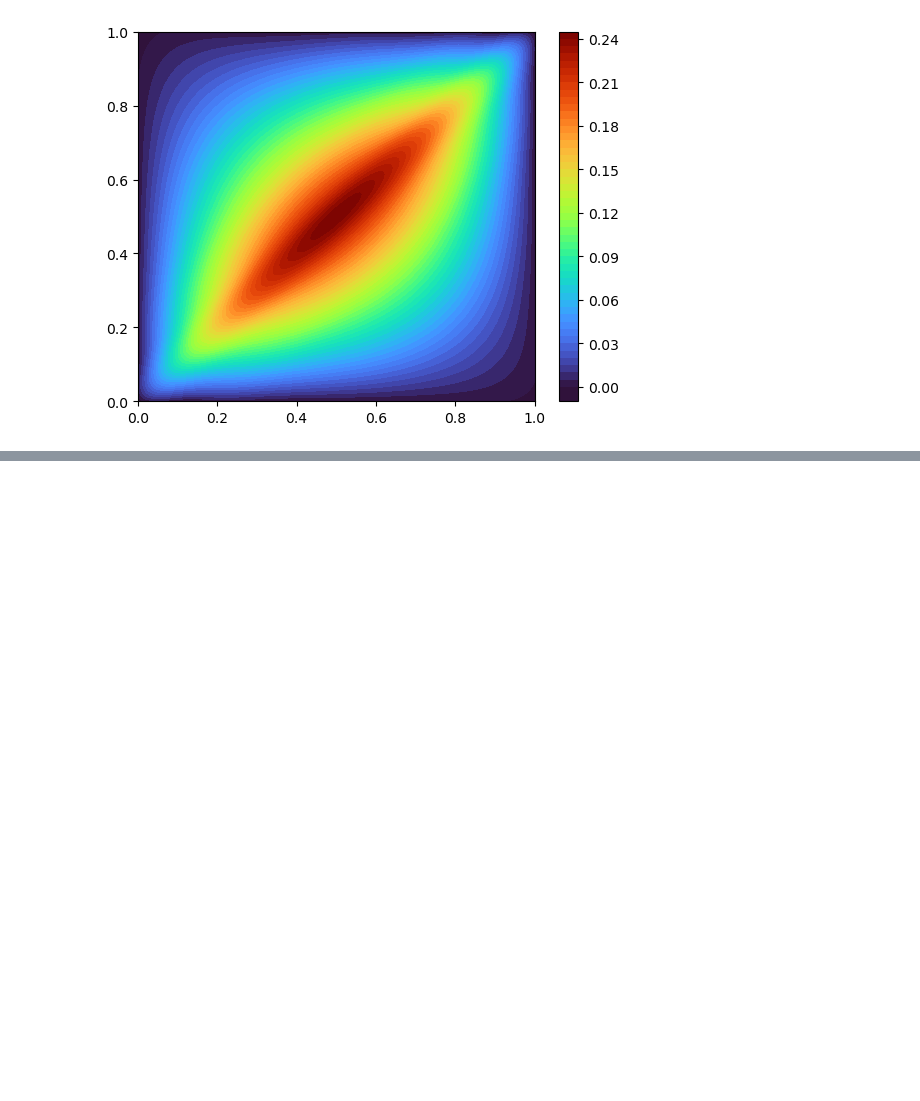
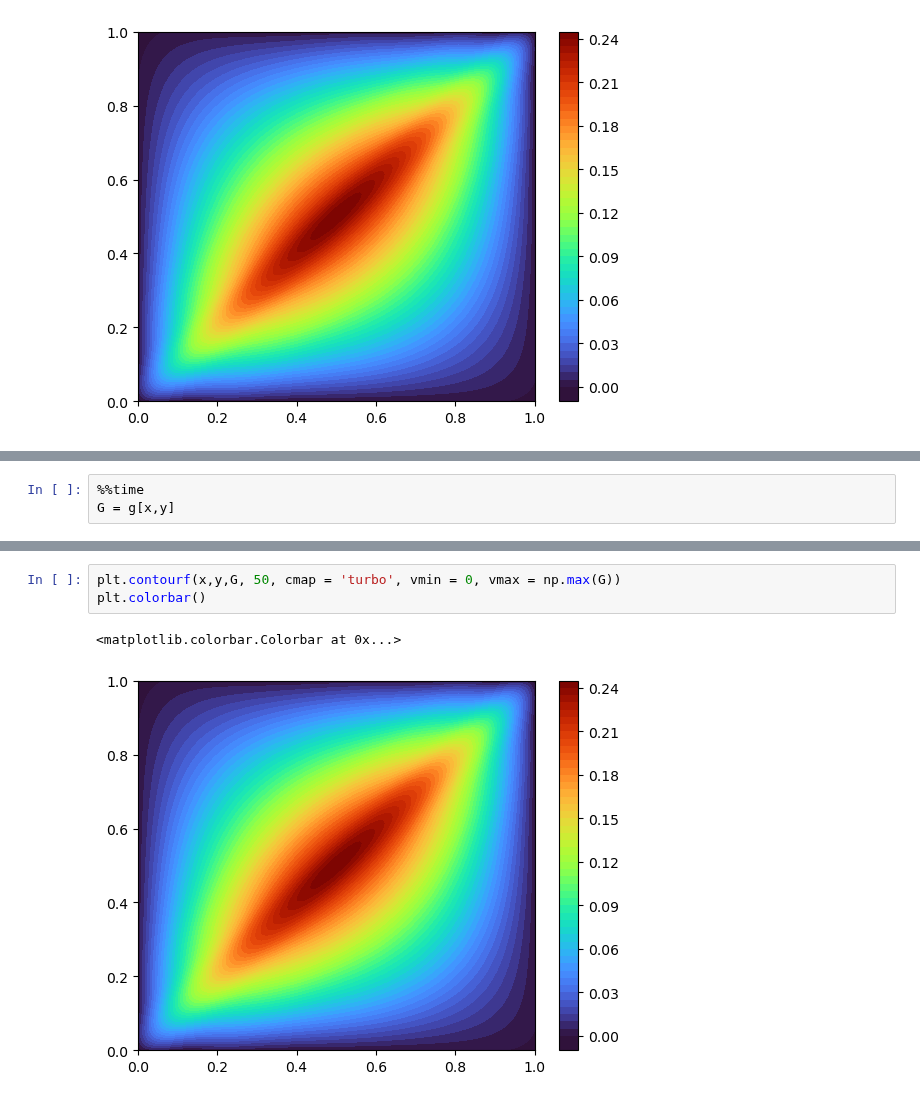
Before and after one commit to hsharsh/chebgreen, a Jupyter notebook: main/greenchebpy.ipynb, the cells around one changed output, grey strips where cells are left out. Saved outputs shown, nothing was run; the diff lists cells and outputs as text; blank space fills up the shorter version.

```diff
--- a/main/greenchebpy.ipynb
+++ b/main/greenchebpy.ipynb
@@ -46,0 +48,3 @@ ValueError: matmul: Input operand 1 has a mismatch in its core dimension 0, with
+# %%
+%%time
+G = g[x,y]
@@ -46,0 +54,6 @@ ValueError: matmul: Input operand 1 has a mismatch in its core dimension 0, with
+# %%
+plt.contourf(x,y,G, 50, cmap = 'turbo', vmin = 0, vmax = np.max(G))
+plt.colorbar()
+# %% [output]
+<matplotlib.colorbar.Colorbar at 0x...>
+[figure, added]
```
Also changed, not shown: parts of 3 cells of this notebook, 1 other file.
